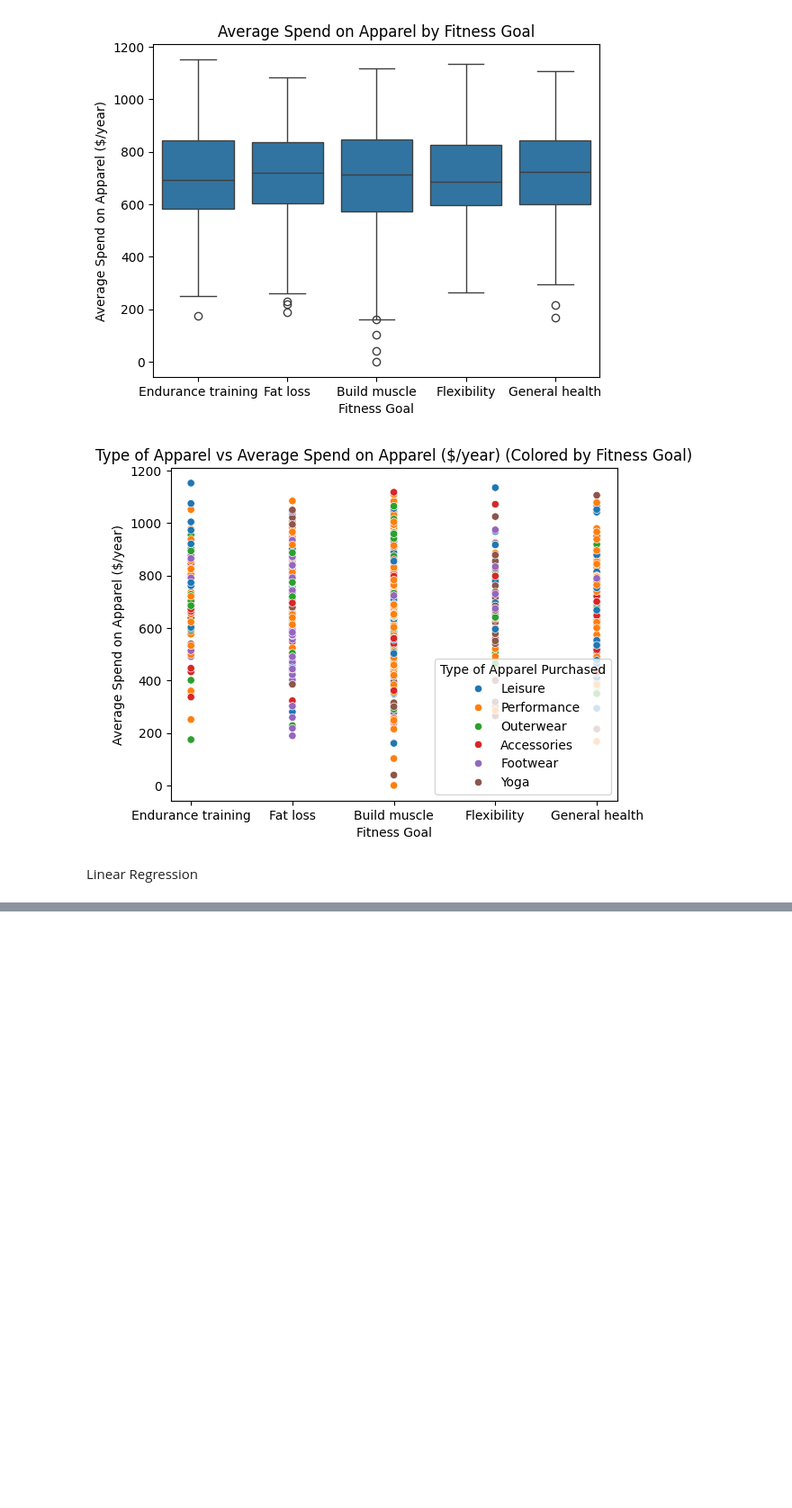
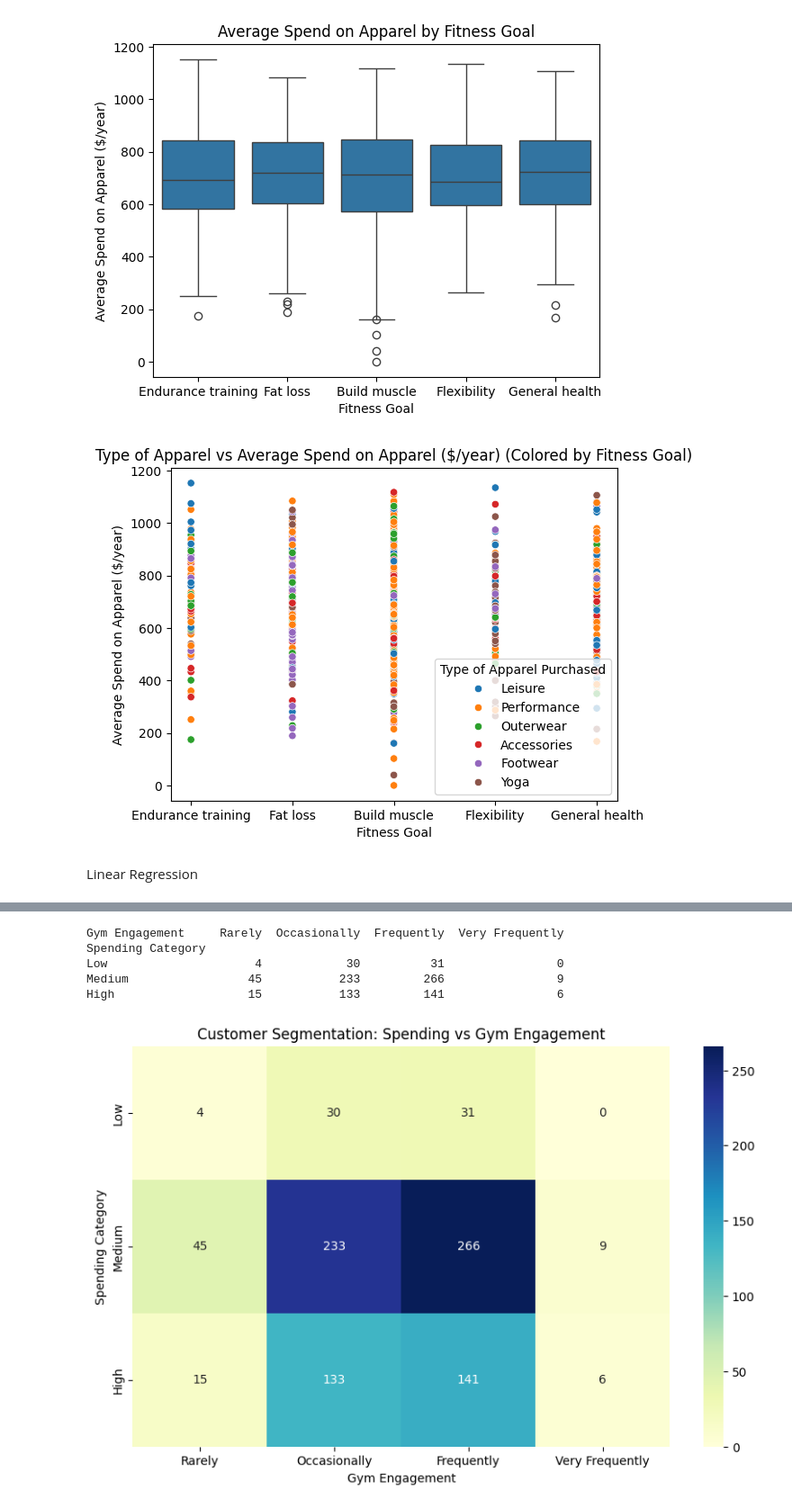
Before and after one commit to svnxxa/BOLT-First-Byte-Datathon, a Jupyter notebook: PulseGear x FlexField.ipynb, the cells around one changed output, grey strips where cells are left out. Shown at 90% size. Saved outputs shown, nothing was run; the diff lists cells and outputs as text; code cells hidden in the pictures; blank space fills up the shorter version.

```diff
--- a/PulseGear x FlexField.ipynb
+++ b/PulseGear x FlexField.ipynb
@@ -327,0 +330,34 @@ strong multicollinearity problems or that the design matrix is singular.
+# %%
+import pandas as pd
+import seaborn as sns
+import matplotlib.pyplot as plt
+
+# Load your dataset
+# Assuming merged_data is your DataFrame containing the necessary columns
+
+# Define spending categories based on Average Spend on Apparel
+spending_bins = [0, 400, 800, 1200]  # Updated spending ranges
+spending_labels = ['Low', 'Medium', 'High']
+
+# Create a new column for spending category
+merged_data['Spending Category'] = pd.cut(merged_data['Average Spend on Apparel ($/year)'],
+                                           bins=spending_bins,
+                                           labels=spending_labels,
+                                           include_lowest=True)
+
+# Define gym engagement categories based on Hours at Gym (per week)
+gym_bins = [0, 3, 6, 9, float('inf')]  # Updated gym hour ranges
+gym_labels = ['Rarely', 'Occasionally', 'Frequently', 'Very Frequently']
+
+# Create a new column for gym engagement category
+merged_data['Gym Engagement'] = pd.cut(merged_data['Hours at Gym (per week)'],
+                                        bins=gym_bins,
+                                        labels=gym_labels,
+                                        include_lowest=True)
+
+# Display the resulting DataFrame with the new categories
+print(merged_data[['Average Spend on Apparel ($/year)', 'Hours at Gym (per week)',
+                   'Spending Category', 'Gym Engagement']].head())
+
+# Create a cross-tabulation to analyze the relationship
+segmentation_analysis = pd.crosstab(merged_data['Spending Category'], merged_data['Gym Engagement'])
@@ -327,0 +378,18 @@ strong multicollinearity problems or that the design matrix is singular.
+# %%
+# Display the analysis
+print(segmentation_analysis)
+
+# Visualize the segmentation analysis using a heatmap
+plt.figure(figsize=(10, 6))
+sns.heatmap(segmentation_analysis, annot=True, cmap='YlGnBu', fmt='d')
+plt.title('Customer Segmentation: Spending vs Gym Engagement')
+plt.xlabel('Gym Engagement')
+plt.ylabel('Spending Category')
+plt.show()
+# %% [output]
+Gym Engagement     Rarely  Occasionally  Frequently  Very Frequently
+Spending Category
+Low                     4            30          31                0
+Medium                 45           233         266                9
+High                   15           133         141                6
+[figure, added]
```
Also changed, not shown: parts of 8 cells of this notebook.
